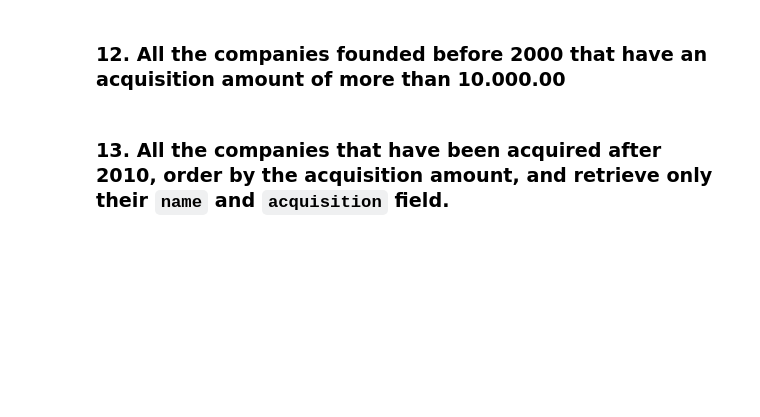
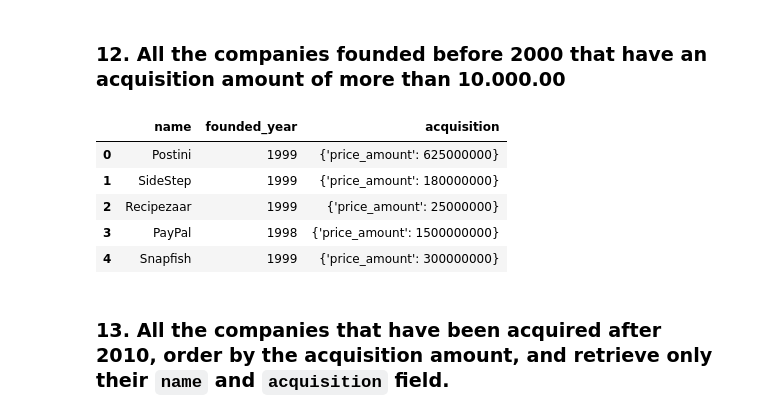
Before and after one commit to Ironhack-Data-Madrid-Octubre-2022/3.4-lab-mongo, a Jupyter notebook: your_code/main.ipynb, the cells around one changed output. Drawn from its saved outputs; the diff is of its cells as text; code cells hidden in the pictures; blank space fills up the shorter version.

```diff
--- a/your_code/main.ipynb
+++ b/your_code/main.ipynb
@@ -250,2 +300,21 @@ list(colec.find(query, filtro).limit(5))
+# %%
+query= {'$and':[{'founded_year':{'$lt':2000}},
+                {'acquisition.price_amount':{'$gt': 10000000}}]}
+
+filtro={'_id': False, 'name': True, 'founded_year': True, 'acquisition.price_amount':True}
+
+
+raw_tablas = list(colec.find(query, filtro).limit(5))
+# %%
+before_2000= pd.DataFrame(list(colec.find(query, filtro).limit(5)))
+
+before_2000
+# %% [output]
+|  | name | founded_year | acquisition |
+| 0 | Postini | 1999 | {'price_amount': 625000000} |
+| 1 | SideStep | 1999 | {'price_amount': 180000000} |
+| 2 | Recipezaar | 1999 | {'price_amount': 25000000} |
+| 3 | PayPal | 1998 | {'price_amount': 1500000000} |
+| 4 | Snapfish | 1999 | {'price_amount': 300000000} |
 # %% [markdown]
 ### 13. All the companies that have been acquired after 2010, order by the acquisition amount, and retrieve only their `name` and `acquisition` field.
```
Also changed, not shown: parts of 24 cells of this notebook.
